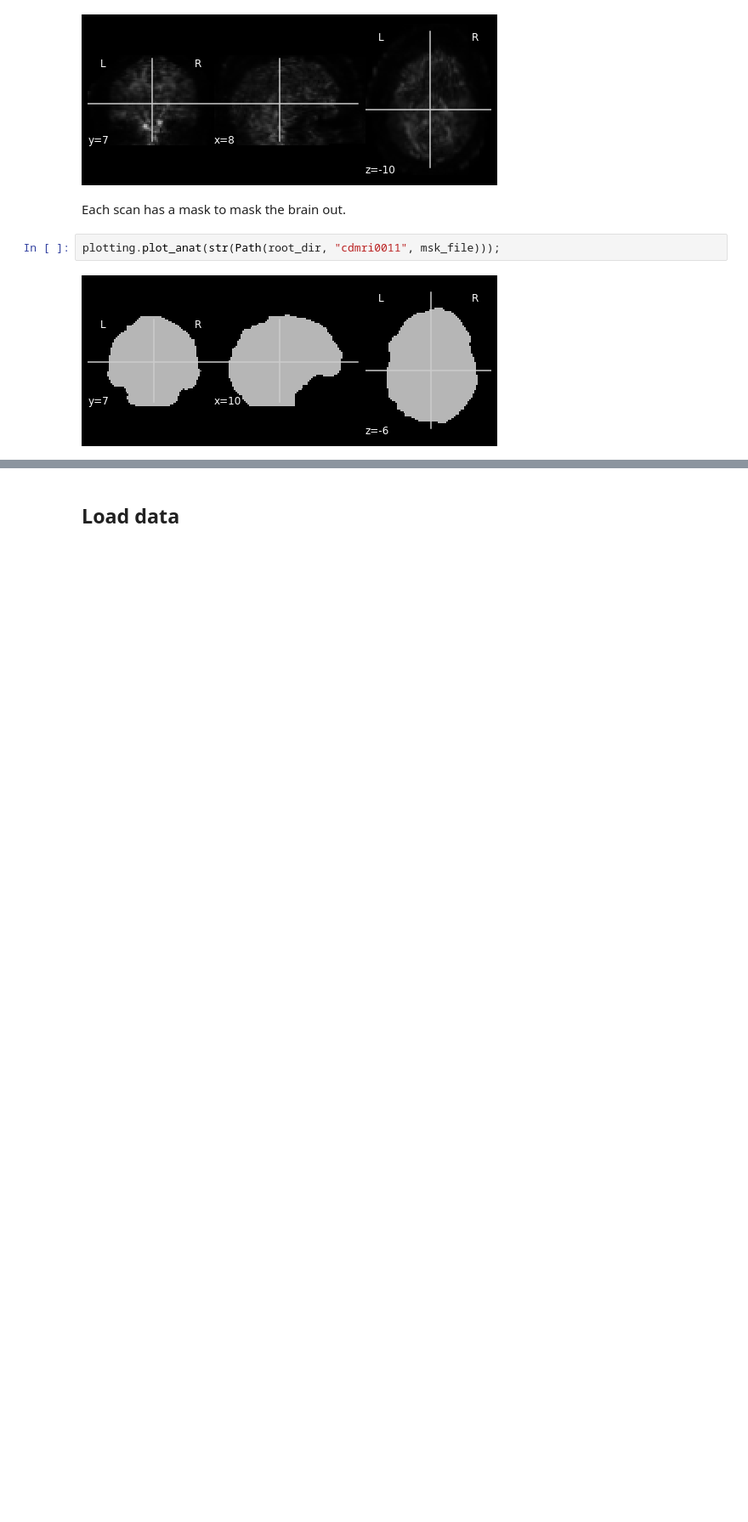
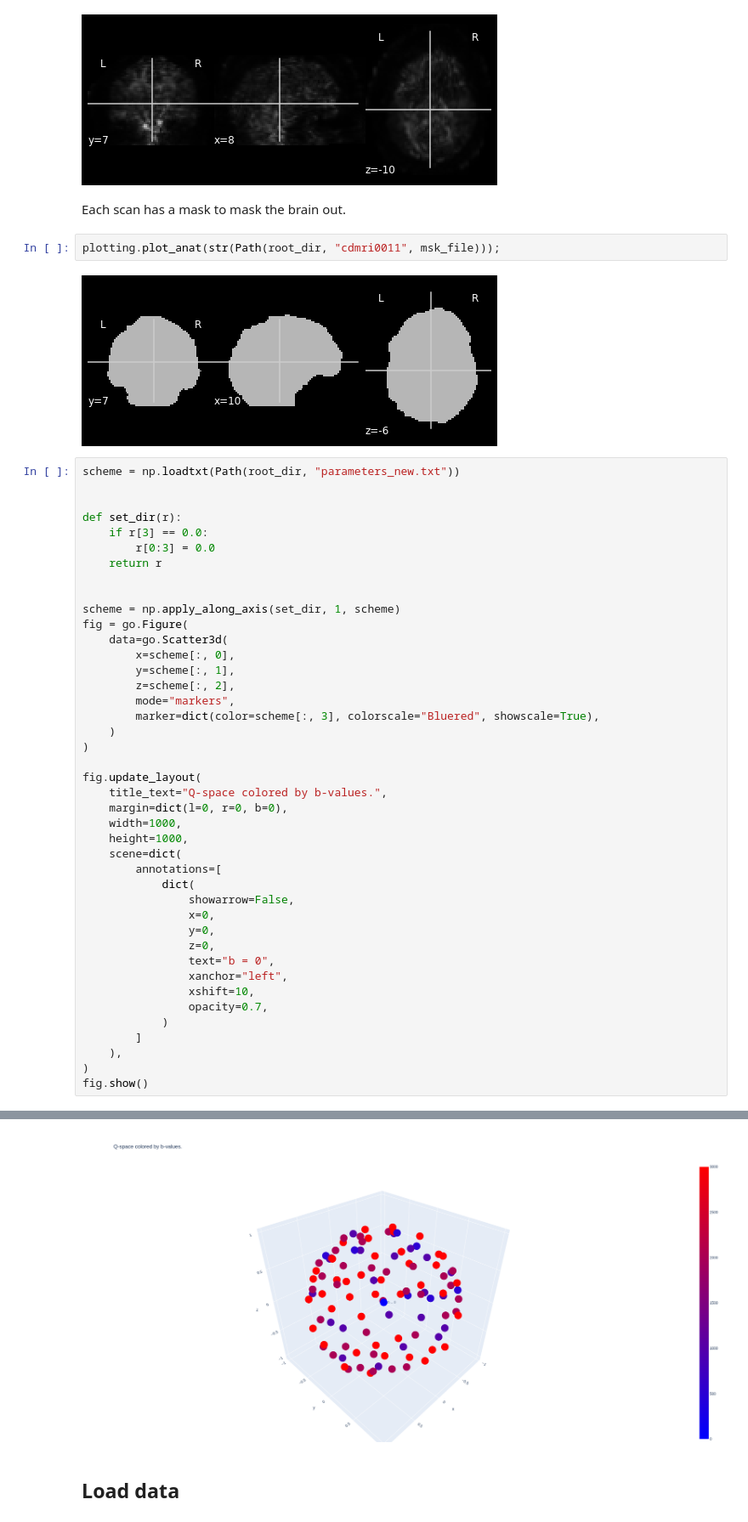
Before and after one commit to GewoonMaarten/spherical-dmri-conv, a Jupyter notebook: notebooks/data_preprocessing.ipynb, the cells around one changed output, grey strips where cells are left out. Shown at 85% size. Cells and saved outputs as stored; diff of their text form; blank space fills up the shorter version.

Commit message:
chore: add scheme to dataset

```diff
--- a/notebooks/data_preprocessing.ipynb
+++ b/notebooks/data_preprocessing.ipynb
@@ -35,3 +42,46 @@ Each scan has a mask to mask the brain out.
 plotting.plot_anat(str(Path(root_dir, "cdmri0011", msk_file)));
 # %% [output]
 [figure]
+# %%
+scheme = np.loadtxt(Path(root_dir, "parameters_new.txt"))
+
+
+def set_dir(r):
+    if r[3] == 0.0:
+        r[0:3] = 0.0
+    return r
+
+
+scheme = np.apply_along_axis(set_dir, 1, scheme)
+fig = go.Figure(
+    data=go.Scatter3d(
+        x=scheme[:, 0],
+        y=scheme[:, 1],
+        z=scheme[:, 2],
+        mode="markers",
+        marker=dict(color=scheme[:, 3], colorscale="Bluered", showscale=True),
+    )
+)
+
+fig.update_layout(
+    title_text="Q-space colored by b-values.",
+    margin=dict(l=0, r=0, b=0),
+    width=1000,
+    height=1000,
+    scene=dict(
+        annotations=[
+            dict(
+                showarrow=False,
+                x=0,
+                y=0,
+                z=0,
+                text="b = 0",
+                xanchor="left",
+                xshift=10,
+                opacity=0.7,
+            )
+        ]
+    ),
+)
+fig.show()
+# %% [output]
@@ -38,3 +89,4 @@ plotting.plot_anat(str(Path(root_dir, "cdmri0011", msk_file)));
+[figure, added]
 # %% [markdown]
 ## Load data
 # %%
```
Also changed, not shown: parts of 32 cells of this notebook.
